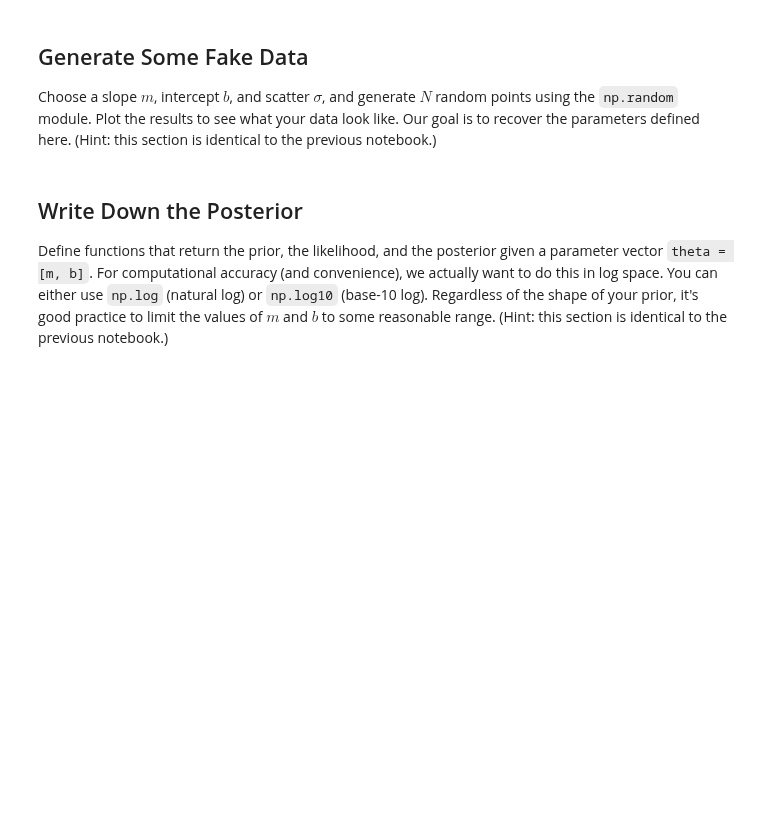
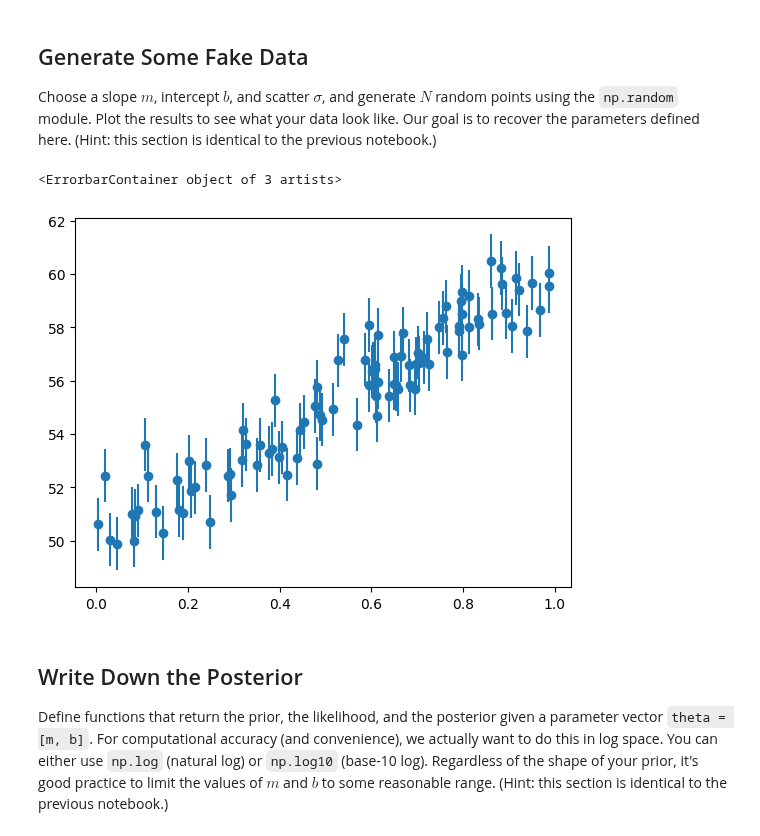
Before and after one commit to ASTR154/bayesian-statistics, a Jupyter notebook: mcmc_line_fitting.ipynb, the cells around one changed output. Saved outputs shown, nothing was run; the diff lists cells and outputs as text; code cells hidden in the pictures; blank space fills up the shorter version.

```diff
--- a/mcmc_line_fitting.ipynb
+++ b/mcmc_line_fitting.ipynb
@@ -25,3 +15,18 @@ Choose a slope $m$, intercept $b$, and scatter $\sigma$, and generate $N$ random
+# %%
+N = 100  # number of points
+m = 10.  # slope
+b = 50.  # intercept
+sigma = 1.  # scatter
+
+rng = np.random.default_rng()
+x = rng.uniform(0., 1., size=N)  # random values between 0 and 1
+y = m * x + b + rng.normal(0., sigma, size=N)  # random values from a Gaussian centered at 0 with standard deviation `sigma`
+dy = np.repeat(sigma, N)  # array of error bars for all the data (all `sigma`)
+
+plt.errorbar(x, y, dy, fmt='o')
+# %% [output]
+<ErrorbarContainer object of 3 artists>
+[figure, added]
 # %% [markdown]
 ## Write Down the Posterior
 Define functions that return the prior, the likelihood, and the posterior given a parameter vector `theta = [m, b]`. For computational accuracy (and convenience), we actually want to do this in log space. You can either use `np.log` (natural log) or `np.log10` (base-10 log). Regardless of the shape of your prior, it's good practice to limit the values of $m$ and $b$ to some reasonable range. (Hint: this section is identical to the previous notebook.)
```
Also changed, not shown: parts of 17 cells of this notebook.
